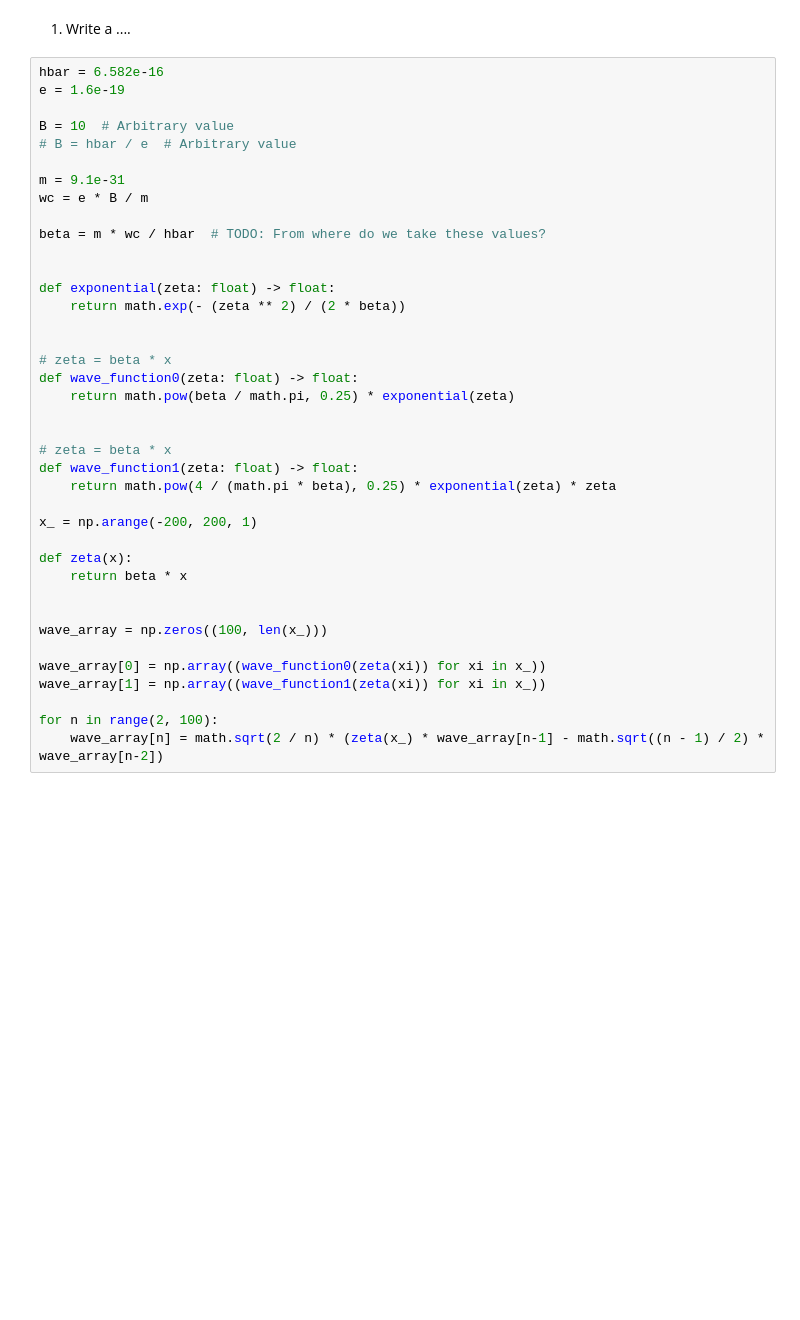
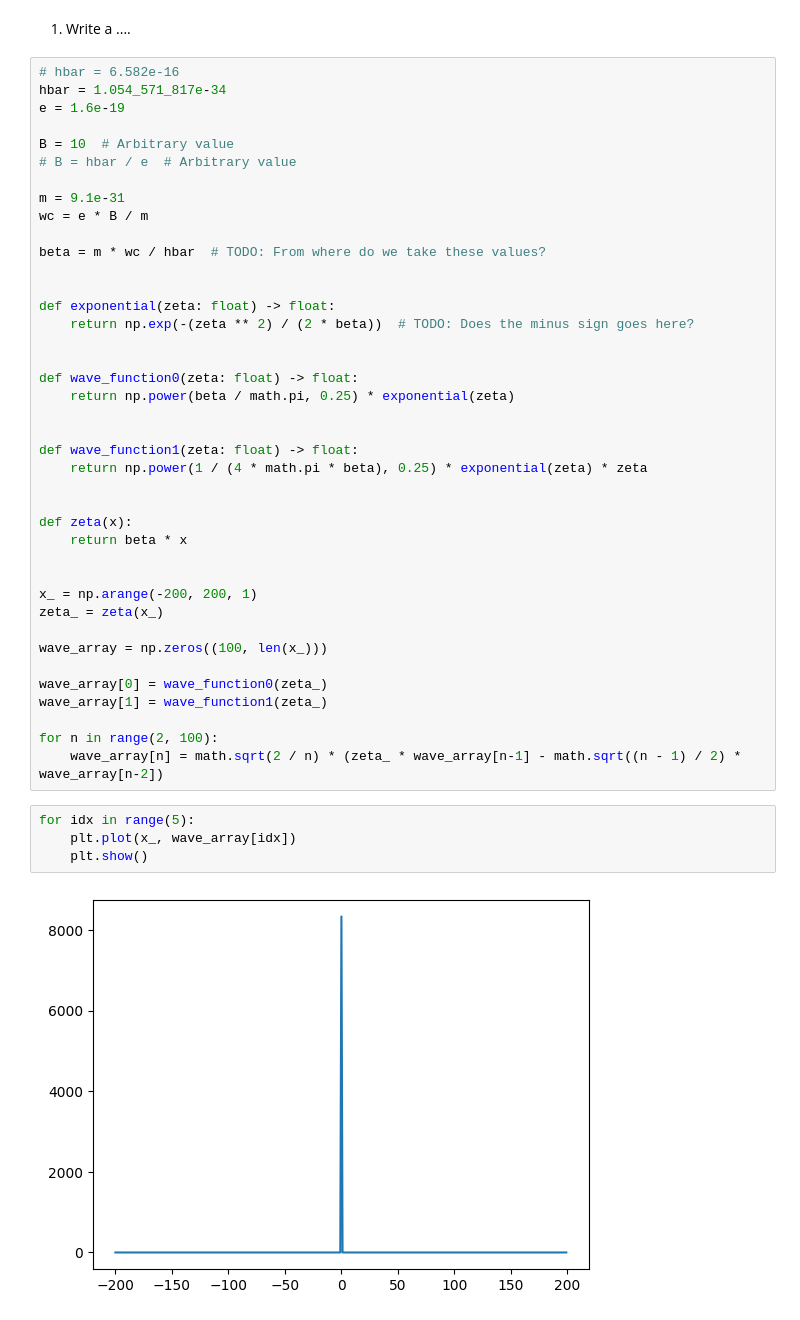
Before and after one commit to LuisGMM/UC3M_AdvancedQuantumPhysics_LAB_LandauLevels, a Jupyter notebook: src/UC3M_AdvancedQuantumPhysics_LAB_LandauLevels/main.ipynb, the cells around one changed output. Saved outputs shown, nothing was run; the diff lists cells and outputs as text; blank space fills up the shorter version.

```diff
--- a/src/UC3M_AdvancedQuantumPhysics_LAB_LandauLevels/main.ipynb
+++ b/src/UC3M_AdvancedQuantumPhysics_LAB_LandauLevels/main.ipynb
@@ -8,7 +7,8 @@ from typing import Callable
 # %% [markdown]
 1. Write a ....
 # %%
-hbar = 6.582e-16
+# hbar = 6.582e-16
+hbar = 1.054_571_817e-34
 e = 1.6e-19
 
 B = 10  # Arbitrary value
@@ -21,28 +21,34 @@ beta = m * wc / hbar  # TODO: From where do we take these values?
 
 
 def exponential(zeta: float) -> float:
-    return math.exp(- (zeta ** 2) / (2 * beta))
+    return np.exp(-(zeta ** 2) / (2 * beta))  # TODO: Does the minus sign goes here?
 
 
-# zeta = beta * x
 def wave_function0(zeta: float) -> float:
-    return math.pow(beta / math.pi, 0.25) * exponential(zeta)
+    return np.power(beta / math.pi, 0.25) * exponential(zeta)
 
 
-# zeta = beta * x
 def wave_function1(zeta: float) -> float:
-    return math.pow(4 / (math.pi * beta), 0.25) * exponential(zeta) * zeta
+    return np.power(1 / (4 * math.pi * beta), 0.25) * exponential(zeta) * zeta
 
-x_ = np.arange(-200, 200, 1)
 
 def zeta(x):
     return beta * x
 
 
+x_ = np.arange(-200, 200, 1)
+zeta_ = zeta(x_)
+
 wave_array = np.zeros((100, len(x_)))
 
-wave_array[0] = np.array((wave_function0(zeta(xi)) for xi in x_))
-wave_array[1] = np.array((wave_function1(zeta(xi)) for xi in x_))
+wave_array[0] = wave_function0(zeta_)
+wave_array[1] = wave_function1(zeta_)
 
 for n in range(2, 100):
-    wave_array[n] = math.sqrt(2 / n) * (zeta(x_) * wave_array[n-1] - math.sqrt((n - 1) / 2) * wave_array[n-2])
+    wave_array[n] = math.sqrt(2 / n) * (zeta_ * wave_array[n-1] - math.sqrt((n - 1) / 2) * wave_array[n-2])
+# %%
+for idx in range(5):
+    plt.plot(x_, wave_array[idx])
+    plt.show()
+# %% [output]
+[figure, added]
```
Also changed, not shown: parts of 15 cells of this notebook.
